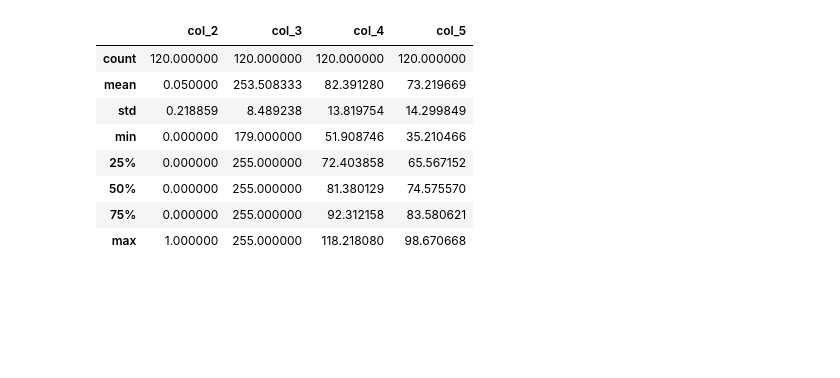
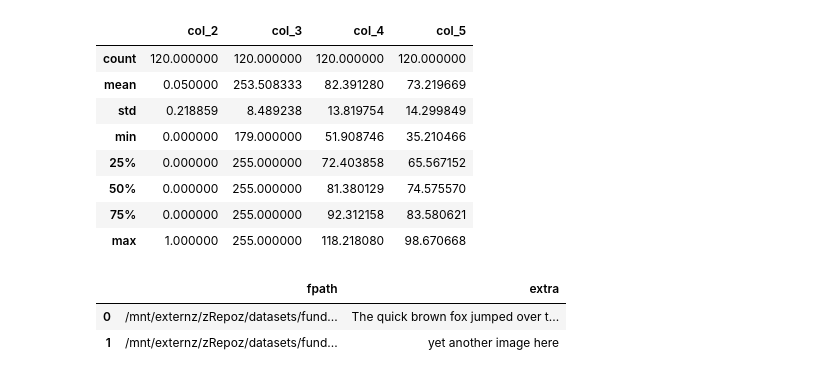
Before and after one commit to bilha-analytics/school, a Jupyter notebook: 01_ocular/notebooks/002f_refactoring.ipynb, the cells around one changed output. Drawn from its saved outputs; the diff is of its cells as text; code cells hidden in the pictures; blank space fills up the shorter version.

Commit message:
refactoring - base pkg @ data, transformz, pipeline

```diff
--- a/01_ocular/notebooks/002f_refactoring.ipynb
+++ b/01_ocular/notebooks/002f_refactoring.ipynb
@@ -157,3 +158,14 @@ Done splitting 0.3% test with shuffle = True
 | 50% | 0.000000 | 255.000000 | 81.380129 | 74.575570 |
 | 75% | 0.000000 | 255.000000 | 92.312158 | 83.580621 |
 | max | 1.000000 | 255.000000 | 118.218080 | 98.670668 |
+# %%
+fp1 = '/mnt/externz/zRepoz/datasets/fundus/stare/im0064.ppm'
+fp2 = '/mnt/externz/zRepoz/datasets/fundus/stare/im0264.ppm'
+df = pd.DataFrame.from_records([[fp1, 'The quick brown fox jumped over the lazy dogs'],
+                                 [fp2, "yet another image here"]
+                                ],columns=['fpath', 'extra'])
+df
+# %% [output]
+|  | fpath | extra |
+| 0 | /mnt/externz/zRepoz/datasets/fund... | The quick brown fox jumped over t... |
+| 1 | /mnt/externz/zRepoz/datasets/fund... | yet another image here |
```
Also changed, not shown: parts of 5 cells of this notebook, 5 other files.
